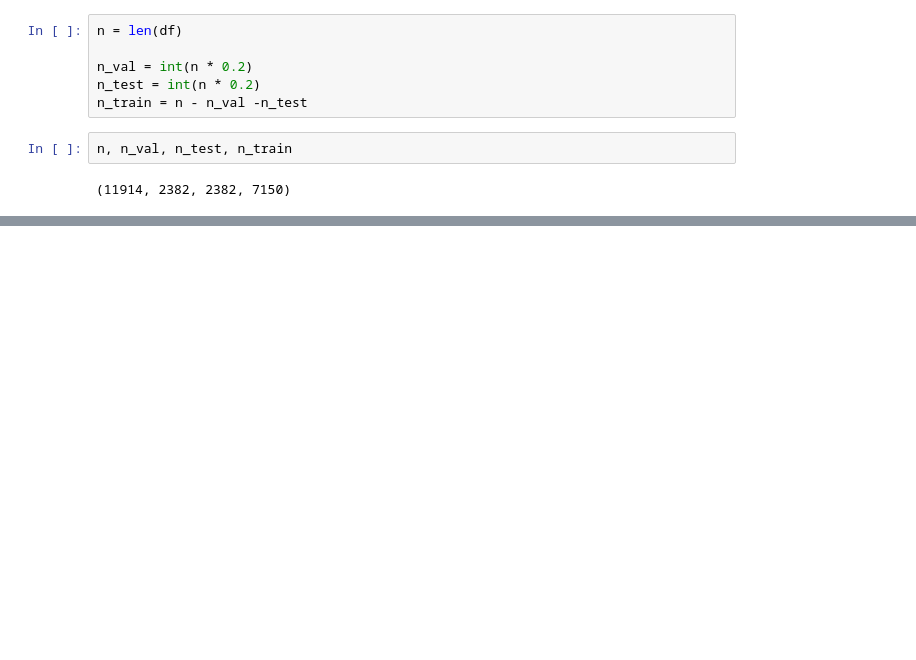
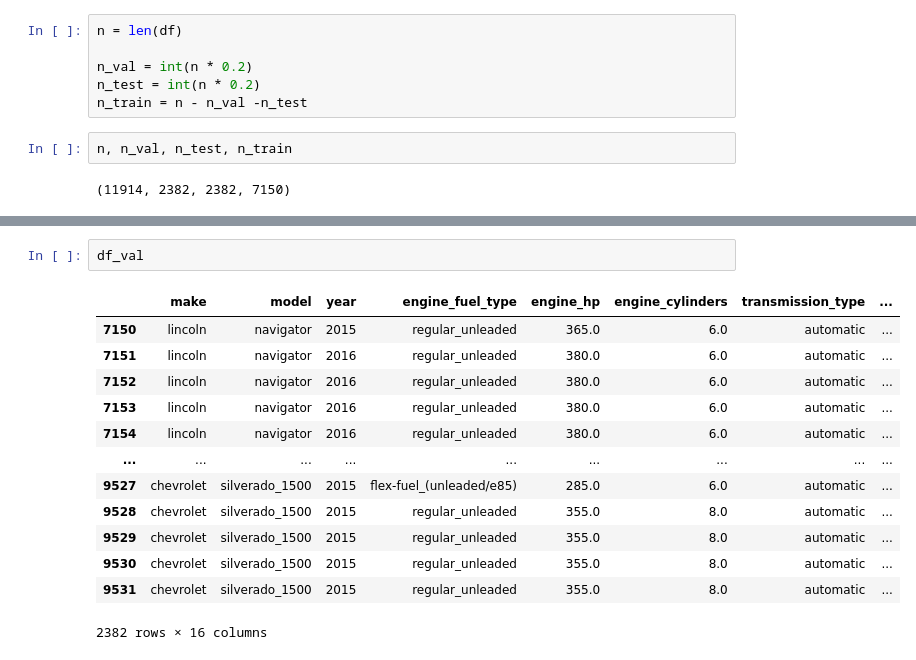
Before and after one commit to olawale-oloye/machine-learning-zoomcamp-homework, a Jupyter notebook: 02-regression/02-regression.ipynb, the cells around one changed output, grey strips where cells are left out. Saved outputs shown, nothing was run; the diff lists cells and outputs as text; blank space fills up the shorter version.

```diff
--- a/02-regression/02-regression.ipynb
+++ b/02-regression/02-regression.ipynb
@@ -339,0 +391,16 @@ n, n_val + n_test, n_train
+# %%
+df_val
+# %% [output]
+|  | make | model | year | engine_fuel_type | engine_hp | engine_cylinders | transmission_type | ... |
+| 7150 | lincoln | navigator | 2015 | regular_unleaded | 365.0 | 6.0 | automatic | ... |
+| 7151 | lincoln | navigator | 2016 | regular_unleaded | 380.0 | 6.0 | automatic | ... |
+| 7152 | lincoln | navigator | 2016 | regular_unleaded | 380.0 | 6.0 | automatic | ... |
+| 7153 | lincoln | navigator | 2016 | regular_unleaded | 380.0 | 6.0 | automatic | ... |
+| 7154 | lincoln | navigator | 2016 | regular_unleaded | 380.0 | 6.0 | automatic | ... |
+| ... | ... | ... | ... | ... | ... | ... | ... | ... |
+| 9527 | chevrolet | silverado_1500 | 2015 | flex-fuel_(unleaded/e85) | 285.0 | 6.0 | automatic | ... |
+| 9528 | chevrolet | silverado_1500 | 2015 | regular_unleaded | 355.0 | 8.0 | automatic | ... |
+| 9529 | chevrolet | silverado_1500 | 2015 | regular_unleaded | 355.0 | 8.0 | automatic | ... |
+| 9530 | chevrolet | silverado_1500 | 2015 | regular_unleaded | 355.0 | 8.0 | automatic | ... |
+| 9531 | chevrolet | silverado_1500 | 2015 | regular_unleaded | 355.0 | 8.0 | automatic | ... |
+2382 rows × 16 columns
```
Also changed, not shown: parts of 22 cells of this notebook.
